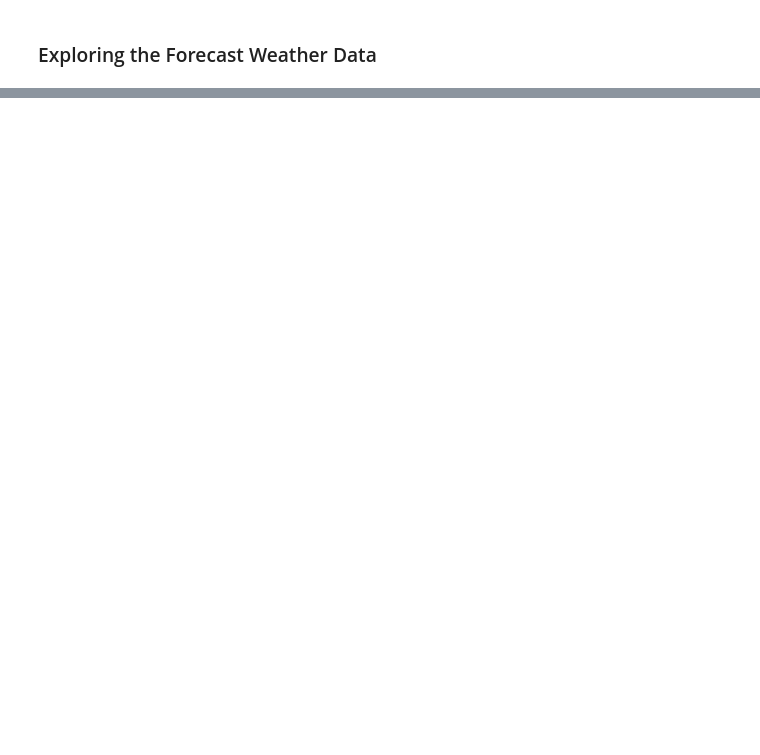
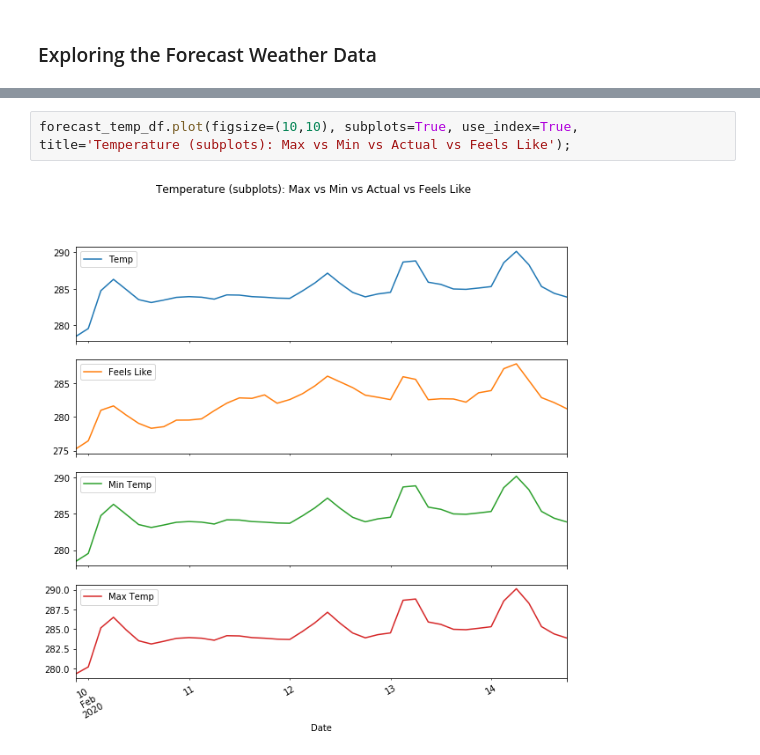
Before and after one commit to momills/elu_notebooks, a Jupyter notebook: M3/M3_W2_Michael_O_Mills.ipynb, the cells around one changed output, grey strips where cells are left out. Saved outputs shown, nothing was run; the diff lists cells and outputs as text; blank space fills up the shorter version.

```diff
--- a/M3/M3_W2_Michael_O_Mills.ipynb
+++ b/M3/M3_W2_Michael_O_Mills.ipynb
@@ -94,0 +137,4 @@ f_r['list'][10]
+# %%
+forecast_temp_df.plot(figsize=(10,10), subplots=True, use_index=True, title='Temperature (subplots): Max vs Min vs Actual vs Feels Like');
+# %% [output]
+[figure, added]
```
Also changed, not shown: parts of 12 cells of this notebook.
